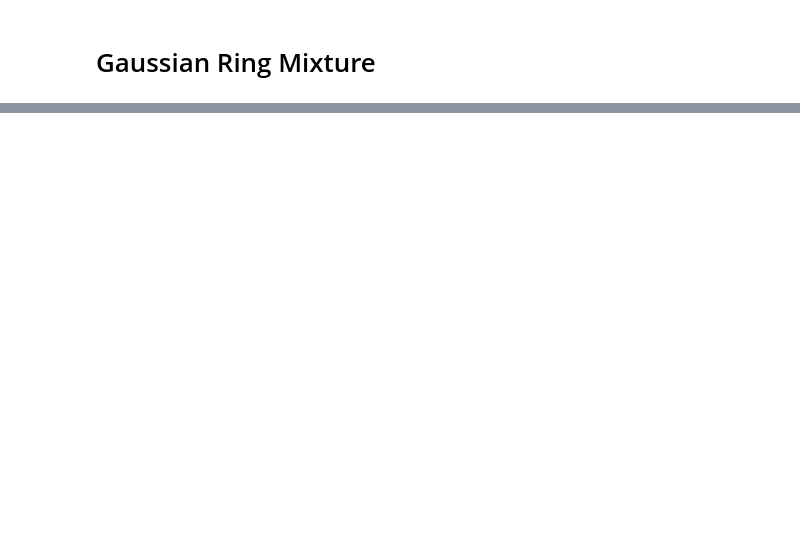
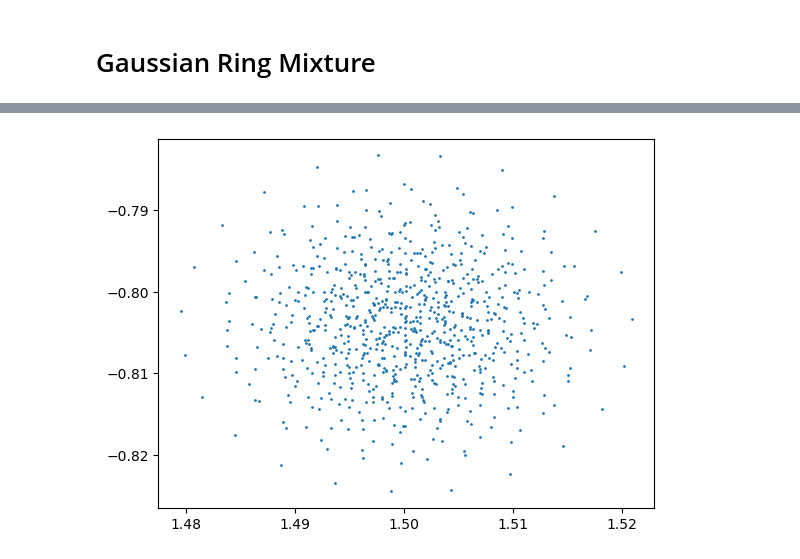
Before and after one commit to jsliu02/msvgd, a Jupyter notebook: tests.ipynb, the cells around one changed output, grey strips where cells are left out. Saved outputs shown, nothing was run; the diff lists cells and outputs as text; code cells hidden in the pictures; blank space fills up the shorter version.

```diff
--- a/tests.ipynb
+++ b/tests.ipynb
@@ -145,0 +179,29 @@ plt.show()
+# %%
+key = jr.PRNGKey(5)
+N, D = 5000, 2         # 5000 observations, 2 features
+sigma = 0.5            # observation noise std
+alpha = 2.0            # prior std on weights
+
+key, k1, k2, k3 = jr.split(key, 4)
+X      = jr.normal(k1, (N, D))
+w_true = jnp.array([1.5, -0.8])
+y      = X @ w_true + sigma * jr.normal(k2, (N,))
+
+data = jnp.concatenate([X, y[:, None]], axis=1)   # (N, D+1)
+
+prior_prec  = jnp.eye(D) / alpha**2
+data_prec   = X.T @ X / sigma**2
+post_cov    = jnp.linalg.inv(data_prec + prior_prec)
+post_mean   = post_cov @ (X.T @ y) / sigma**2
+
+# Mini-batched log-density
+def blr_logdensity(w, data_batch):
+    # w          : (D,)
+    # data_batch : (B, D+1)
+    B  = data_batch.shape[0]
+    Xb = data_batch[:, :D]
+    yb = data_batch[:, D]
+
+    log_lik   = -0.5 * jnp.sum((yb - Xb @ w) ** 2) / sigma**2
+    log_prior = -0.5 * jnp.sum(w ** 2) / alpha**2
+    return (N / B) * log_lik + log_prior
@@ -145,0 +225,5 @@ plt.show()
+# %%
+plt.scatter(blr_solver.particles[:,0], blr_solver.particles[:,1], s=1)
+plt.show()
+# %% [output]
+[figure, added]
```
Also changed, not shown: parts of 14 cells of this notebook, 2 other files.
